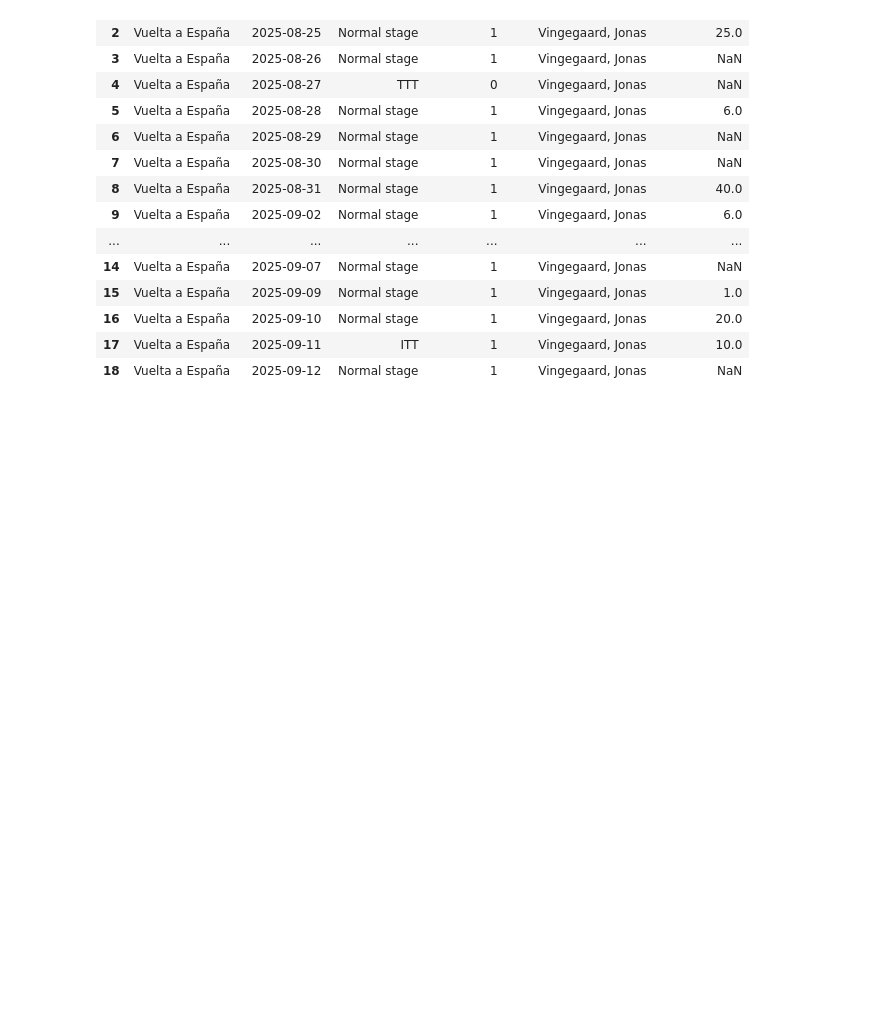
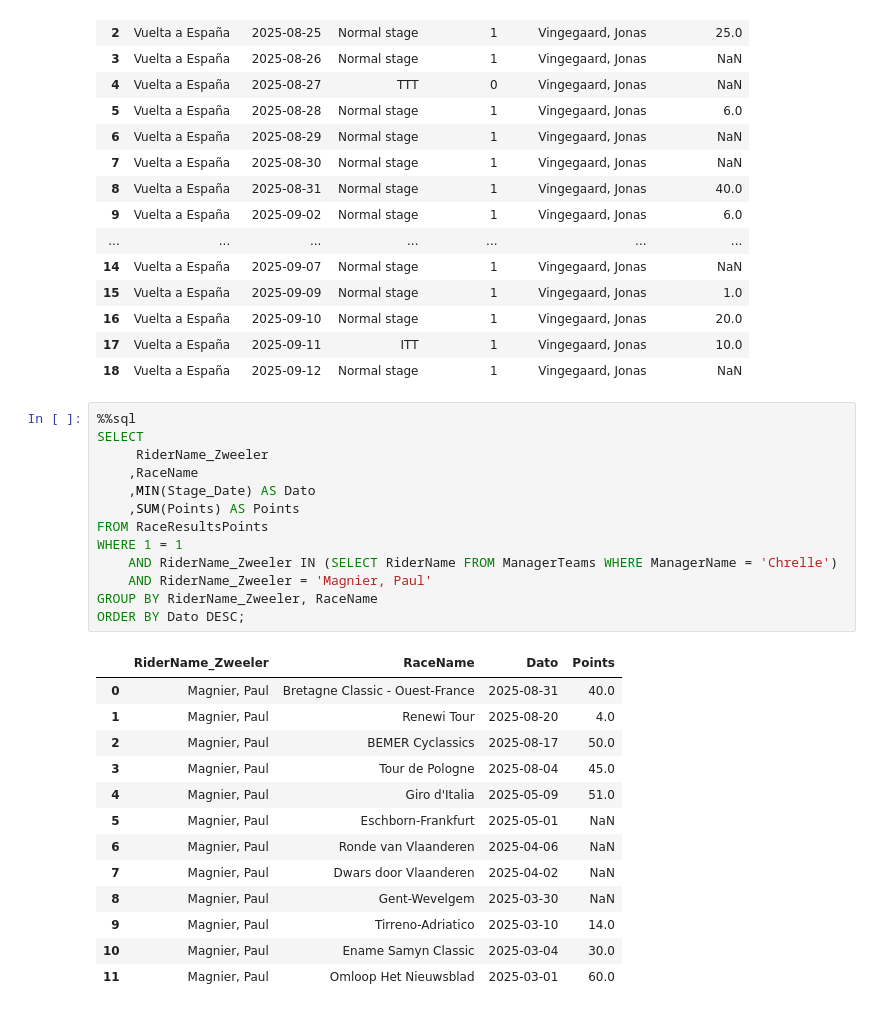
Before and after one commit to cccchhhhrrrr/cccchhhhrrrr.github.io, a Jupyter notebook: site/python/duckdb_to_site.ipynb, the cells around one changed output. Saved outputs shown, nothing was run; the diff lists cells and outputs as text; blank space fills up the shorter version.

Commit message:
Update Sep 14 - results

```diff
--- a/site/python/duckdb_to_site.ipynb
+++ b/site/python/duckdb_to_site.ipynb
@@ -460,3 +456,30 @@ ORDER BY Stage_Date;
 | 16 | Vuelta a España | 2025-09-10 | Normal stage | 1 | Vingegaard, Jonas | 20.0 |
 | 17 | Vuelta a España | 2025-09-11 | ITT | 1 | Vingegaard, Jonas | 10.0 |
 | 18 | Vuelta a España | 2025-09-12 | Normal stage | 1 | Vingegaard, Jonas | NaN |
+# %%
+%%sql
+SELECT
+     RiderName_Zweeler
+    ,RaceName
+    ,MIN(Stage_Date) AS Dato
+    ,SUM(Points) AS Points
+FROM RaceResultsPoints
+WHERE 1 = 1
+    AND RiderName_Zweeler IN (SELECT RiderName FROM ManagerTeams WHERE ManagerName = 'Chrelle')
+    AND RiderName_Zweeler = 'Magnier, Paul'
+GROUP BY RiderName_Zweeler, RaceName
+ORDER BY Dato DESC;
+# %% [output]
+|  | RiderName_Zweeler | RaceName | Dato | Points |
+| 0 | Magnier, Paul | Bretagne Classic - Ouest-France | 2025-08-31 | 40.0 |
+| 1 | Magnier, Paul | Renewi Tour | 2025-08-20 | 4.0 |
+| 2 | Magnier, Paul | BEMER Cyclassics | 2025-08-17 | 50.0 |
+| 3 | Magnier, Paul | Tour de Pologne | 2025-08-04 | 45.0 |
+| 4 | Magnier, Paul | Giro d'Italia | 2025-05-09 | 51.0 |
+| 5 | Magnier, Paul | Eschborn-Frankfurt | 2025-05-01 | NaN |
+| 6 | Magnier, Paul | Ronde van Vlaanderen | 2025-04-06 | NaN |
+| 7 | Magnier, Paul | Dwars door Vlaanderen | 2025-04-02 | NaN |
+| 8 | Magnier, Paul | Gent-Wevelgem | 2025-03-30 | NaN |
+| 9 | Magnier, Paul | Tirreno-Adriatico | 2025-03-10 | 14.0 |
+| 10 | Magnier, Paul | Ename Samyn Classic | 2025-03-04 | 30.0 |
+| 11 | Magnier, Paul | Omloop Het Nieuwsblad | 2025-03-01 | 60.0 |
```
Also changed, not shown: parts of 3 cells of this notebook, 28 other files.
